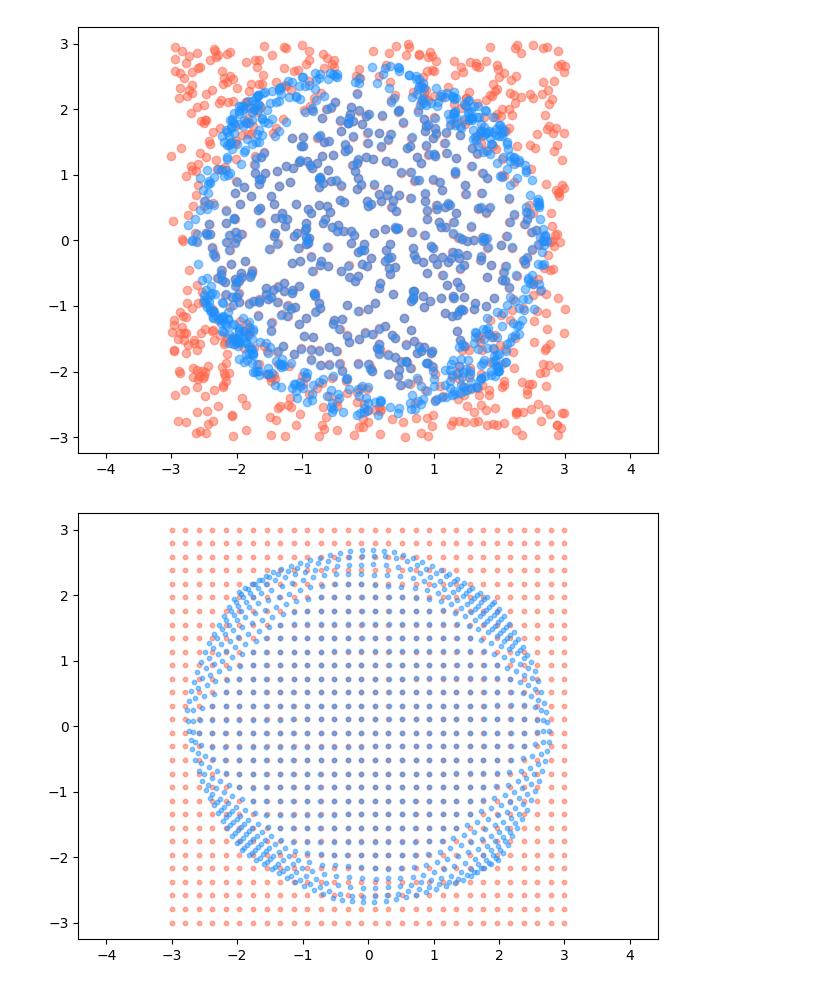
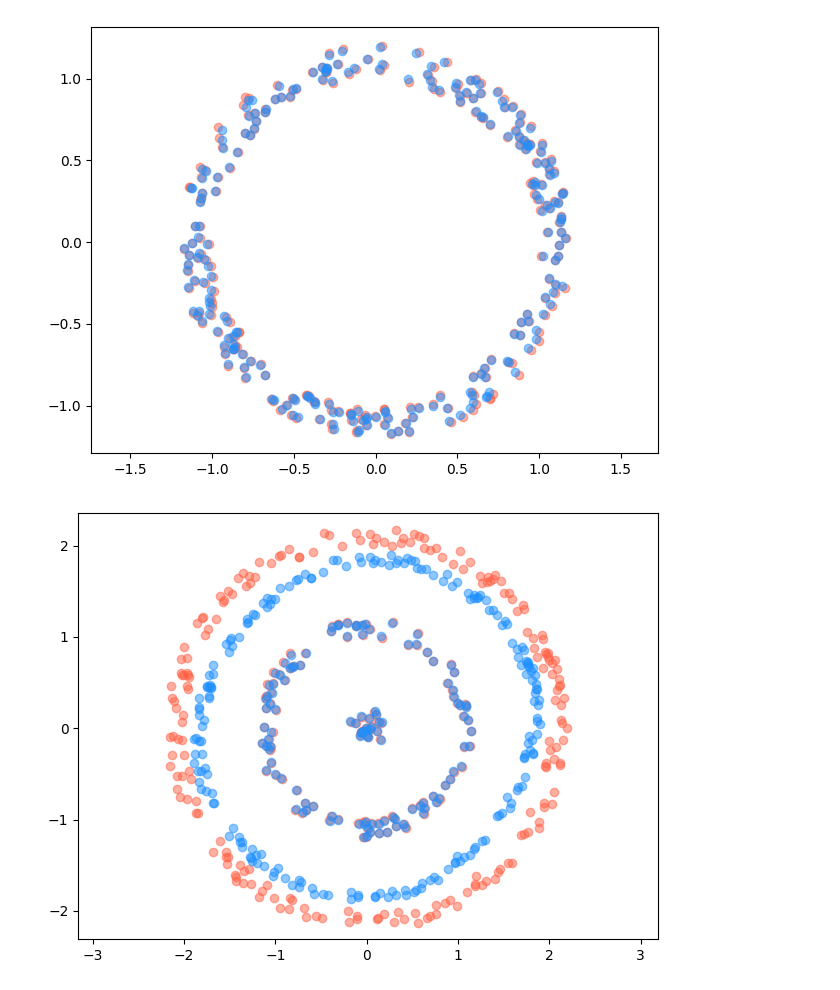
Before and after one commit to rayxxxxxxx/machine-learning, a Jupyter notebook: boltzmannMachine/multiple_RBM.ipynb, the cells around one changed output. Cells and saved outputs as stored; diff of their text form; code cells hidden in the pictures.

```diff
--- a/boltzmannMachine/multiple_RBM.ipynb
+++ b/boltzmannMachine/multiple_RBM.ipynb
@@ -125,12 +34,15 @@ data = [sample1]
-# %%
-df = pd.DataFrame(columns=['x1', 'x2', 'label'])
-
-for sample in data:
-    for feature in sample['features']:
-        df.loc[len(df.index)] = [*feature, sample['label']]
 # %%
-for label in df['label'].unique():
-    plt.scatter(df[df['label'] == label]['x1'], df[df['label'] == label]['x2'], alpha=0.5)
+sample1 = gen_ring_sample((0,0), 1, 1.2, 300)
+
+data = [sample1]
+
+df = pd.DataFrame(columns=['x1', 'x2'])
+
+for sample in data:
+    df['x1'] = sample[:,0]
+    df['x2'] = sample[:,1]
+
+plt.scatter(df['x1'], df['x2'], alpha=0.5)
 
 plt.axis('equal')
 plt.tight_layout()
@@ -154,11 +154,11 @@ xTrain = np.array(df.iloc[idx_train][['x1', 'x2']])
 # %%
 nIn = 2
-nH = 2
-nL = 8
+nH = 4
+nL = 4
 
 lr = 1e-2
-batch_size = 15
-max_iter = 1000
+batch_size = 32
+max_iter = 3000
 
 model = MultiRBM(nIn, nH, nL)
 
@@ -173,31 +173,29 @@ trained loss: 0.000002
 # %%
-x = np.random.uniform(-3, 3, (1000, 2))
+u = np.array([model.predict(x) for x in xTest])
 
-u = np.array([model.predict(xi) for xi in x])
-
-plt.scatter(x[:,0], x[:,1], c='tomato', alpha=0.5)
+plt.scatter(xTest[:,0], xTest[:,1], c='tomato', alpha=0.5)
 plt.scatter(u[:,0], u[:,1], c='dodgerblue', alpha=0.5)
 
 plt.axis('equal')
 plt.tight_layout()
 plt.show()
 # %% [output]
-[figure, old version]
+[figure, new version]
 # %%
-x = np.linspace(-3, 3, 30)
-y = np.linspace(-3, 3, 30)
+sample1 = gen_ring_sample((0, 0), 0, 0.2, 20)
+sample2 = gen_ring_sample((0, 0), 1, 1.2, 100)
+sample3 = gen_ring_sample((0, 0), 2, 2.2, 200)
 
-xx, yy = np.meshgrid(x, y)
+data = [sample1, sample2, sample3]
 
-pts = np.vstack([xx.ravel(), yy.ravel()]).T
+for sample in data:
+    u = np.array([model.predict(x) for x in sample])
 
-u = np.array([model.predict(p) for p in pts])
-
-plt.scatter(pts[:,0], pts[:,1], c='tomato', s=10, alpha=0.5)
-plt.scatter(u[:,0], u[:,1], c='dodgerblue', s=10, alpha=0.5)
+    plt.scatter(sample[:,0], sample[:,1], c='tomato', alpha=0.5)
+    plt.scatter(u[:,0], u[:,1], c='dodgerblue', alpha=0.5)
 
 plt.axis('equal')
 plt.tight_layout()
 plt.show()
 # %% [output]
-[figure, old version]
+[figure, new version]
```
Also changed, not shown: parts of 6 cells of this notebook, 7 other files.
